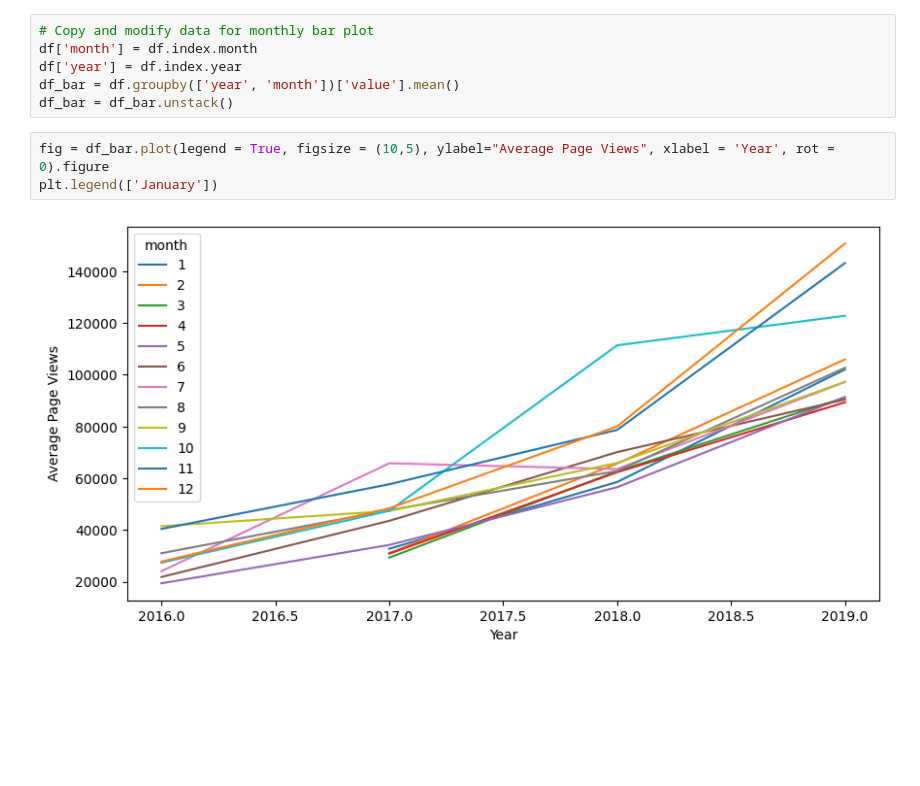
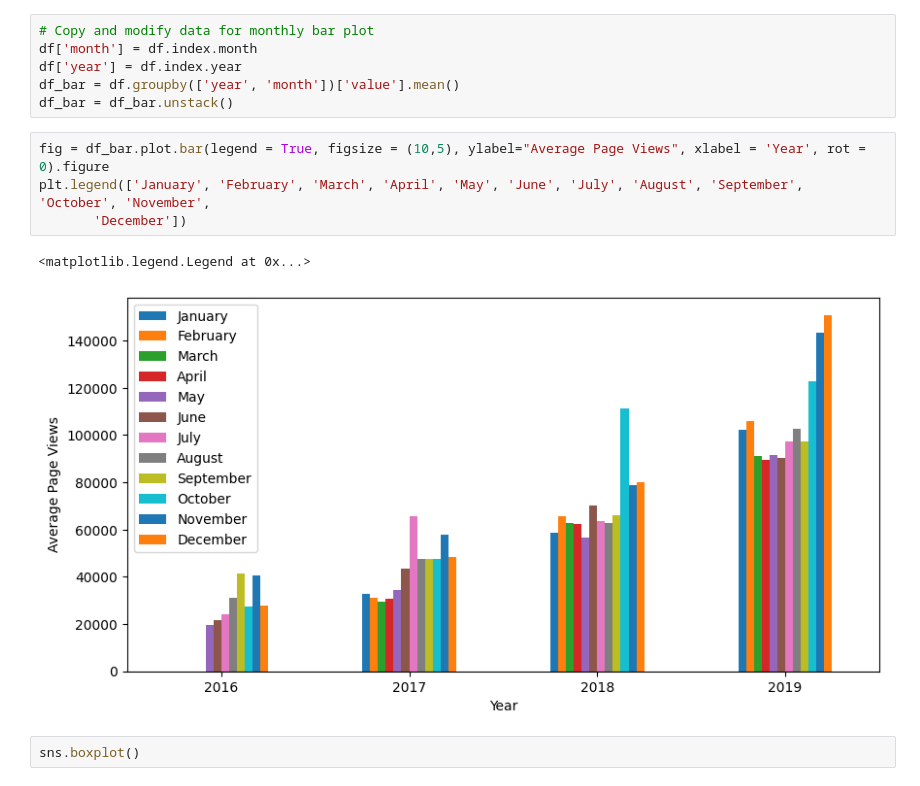
Before and after one commit to PeterAvgerinos/PyCerts, a Jupyter notebook: PyDataAn/projects/project4/Untitled.ipynb, the cells around one changed output. Cells and saved outputs as stored; diff of their text form; blank space fills up the shorter version.

```diff
--- a/PyDataAn/projects/project4/Untitled.ipynb
+++ b/PyDataAn/projects/project4/Untitled.ipynb
@@ -34,7 +34,11 @@ df['year'] = df.index.year
 df_bar = df.groupby(['year', 'month'])['value'].mean()
 df_bar = df_bar.unstack()
 # %%
-fig = df_bar.plot(legend = True, figsize = (10,5), ylabel="Average Page Views", xlabel = 'Year', rot = 0).figure
-plt.legend(['January'])
+fig = df_bar.plot.bar(legend = True, figsize = (10,5), ylabel="Average Page Views", xlabel = 'Year', rot = 0).figure
+plt.legend(['January', 'February', 'March', 'April', 'May', 'June', 'July', 'August', 'September', 'October', 'November',
+       'December'])
 # %% [output]
+<matplotlib.legend.Legend at 0x...>
-[figure, old version]
+[figure, new version]
+# %%
+sns.boxplot()
```
